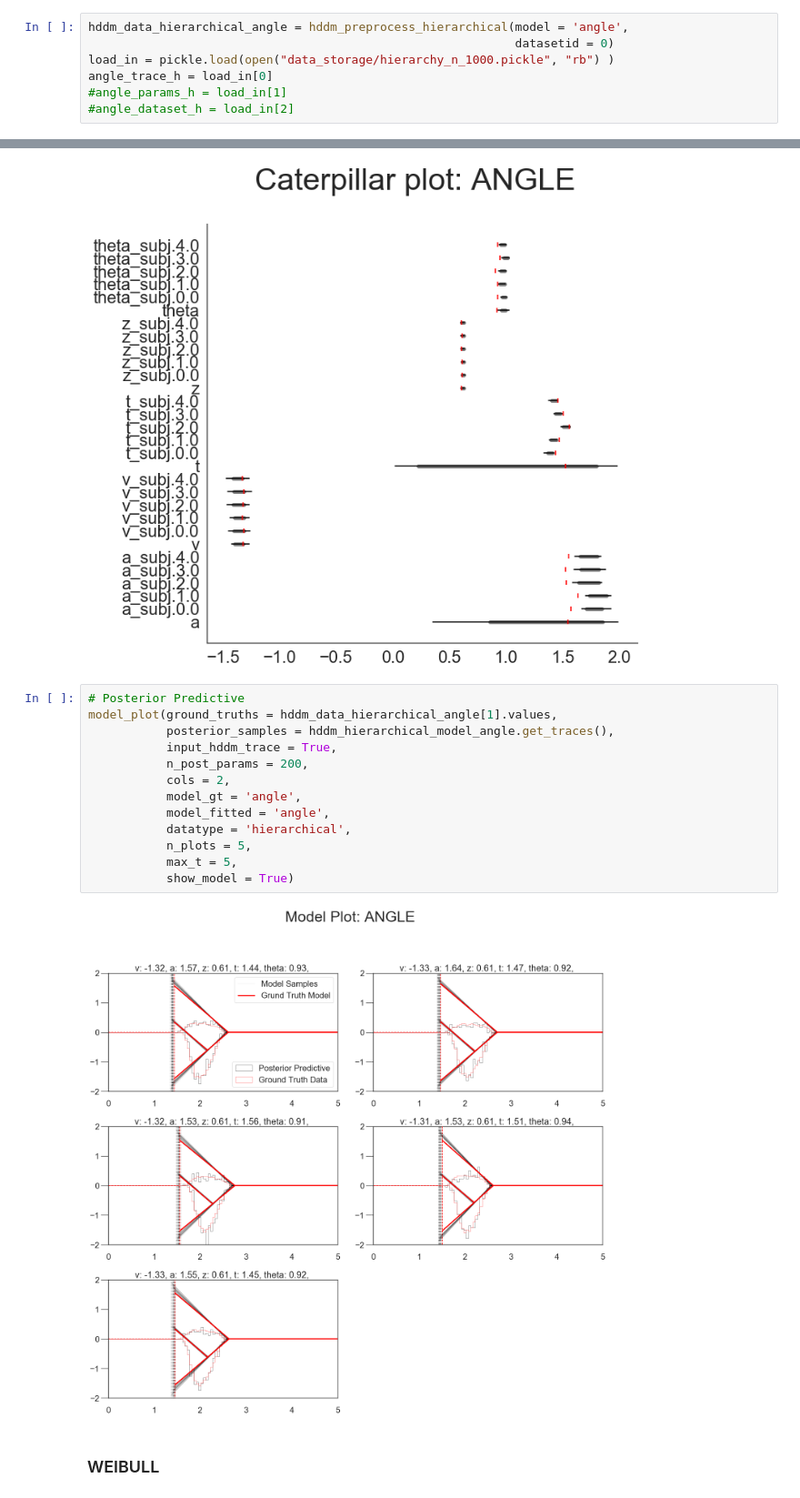
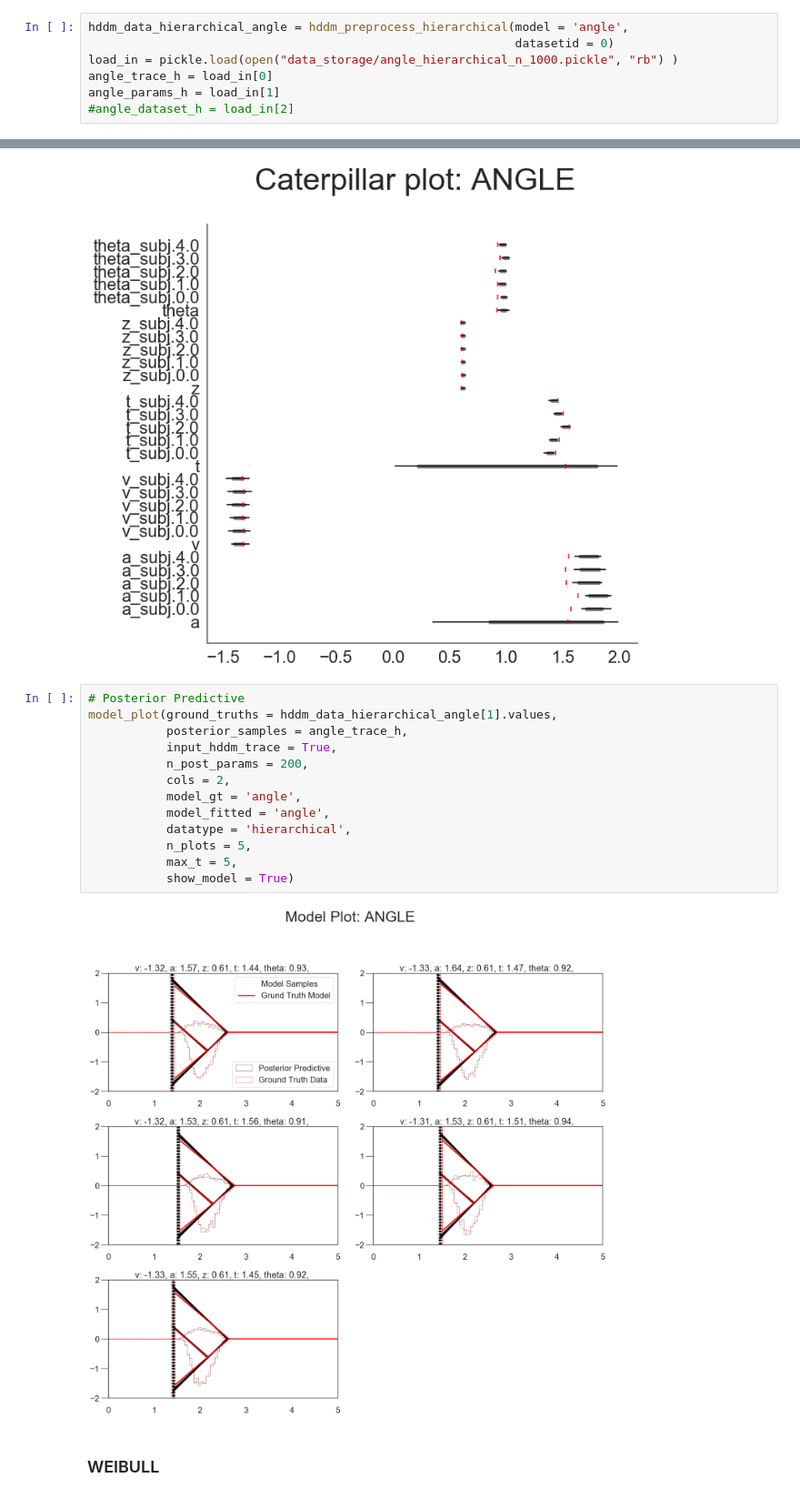
Before and after one commit to AlexanderFengler/hddmnn_tutorial, a Jupyter notebook: hddmnn_tutorial.ipynb, the cells around one changed output, grey strips where cells are left out. Shown at 91% size. Cells and saved outputs as stored; diff of their text form.

```diff
--- a/hddmnn_tutorial.ipynb
+++ b/hddmnn_tutorial.ipynb
@@ -564,7 +568,7 @@ Below the code you can run to generate a fit online. We will use a preloaded fit
 # %%
 hddm_data_hierarchical_angle = hddm_preprocess_hierarchical(model = 'angle',
                                                             datasetid = 0)
-load_in = pickle.load(open("data_storage/hierarchy_n_1000.pickle", "rb") )
+load_in = pickle.load(open("data_storage/angle_hierarchical_n_1000.pickle", "rb") )
 angle_trace_h = load_in[0]
-#angle_params_h = load_in[1]
+angle_params_h = load_in[1]
 #angle_dataset_h = load_in[2]
@@ -592,18 +594,18 @@ caterpillar_plot(posterior_samples = angle_trace_h,
 # %%
 # Posterior Predictive
 model_plot(ground_truths = hddm_data_hierarchical_angle[1].values,
-           posterior_samples = hddm_hierarchical_model_angle.get_traces(),
+           posterior_samples = angle_trace_h,
            input_hddm_trace = True,
            n_post_params = 200,
            cols = 2,
            model_gt = 'angle',
            model_fitted = 'angle',
            datatype = 'hierarchical',
            n_plots = 5,
            max_t = 5,
            show_model = True)
 # %% [output]
-[figure, old version]
+[figure, new version]
 # %% [markdown]
 ### WEIBULL
 # %%
```
Also changed, not shown: parts of 2 cells of this notebook, 1 other file.
